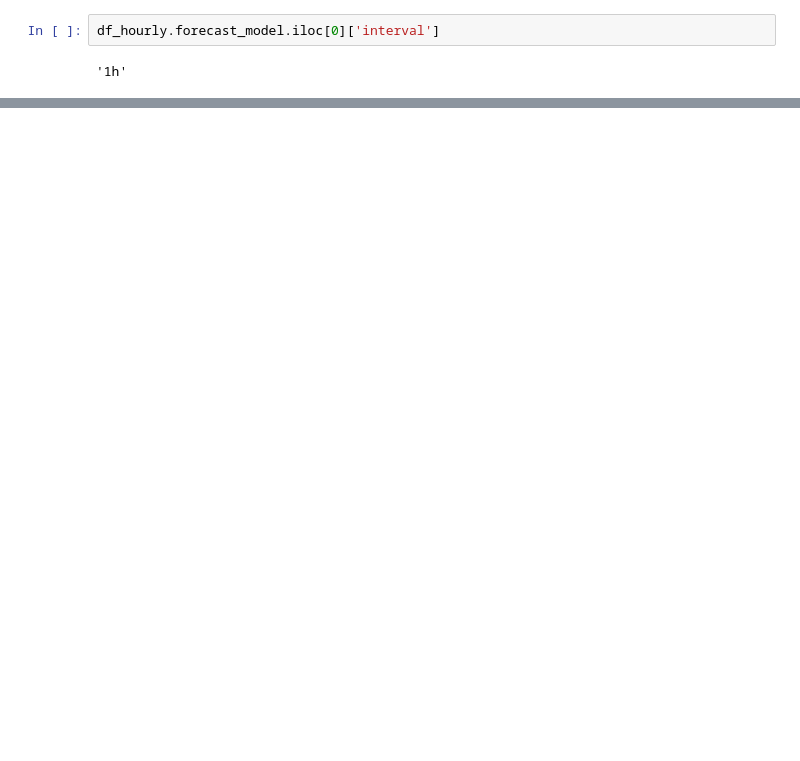
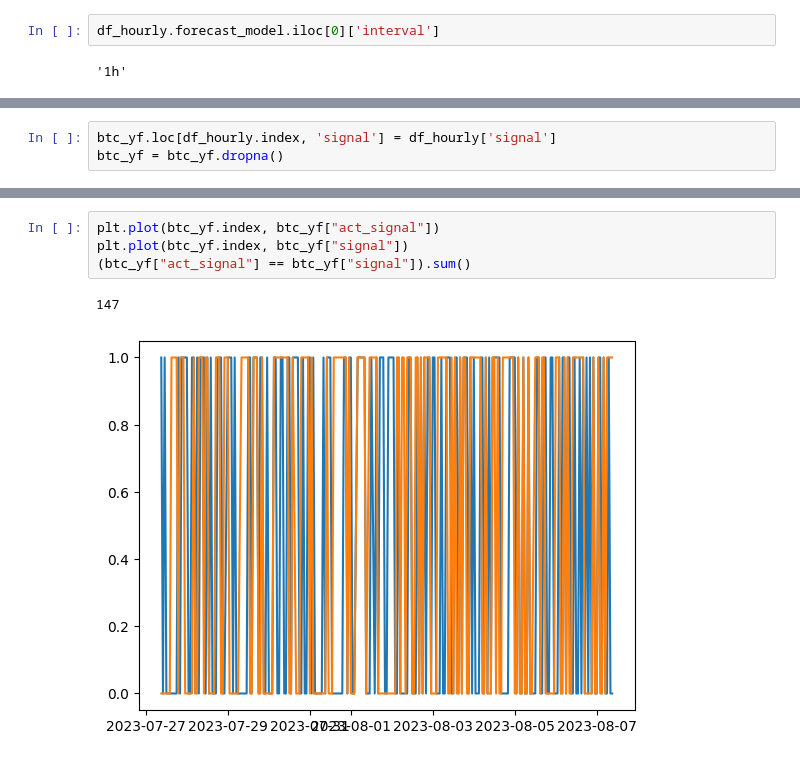
Before and after one commit to kozanakyel/KZ-Engine-Financial-AI-Assistant, a Jupyter notebook: signal-analysis/signal-analysis-1.ipynb, the cells around one changed output, grey strips where cells are left out. Cells and saved outputs as stored; diff of their text form; blank space fills up the shorter version.

Commit message:
edited signal analysis

```diff
--- a/signal-analysis/signal-analysis-1.ipynb
+++ b/signal-analysis/signal-analysis-1.ipynb
@@ -47,0 +71,3 @@ plt.plot(btc_yf.index, btc_yf["act_signal"])
+# %%
+btc_yf.loc[df_hourly.index, 'signal'] = df_hourly['signal']
+btc_yf = btc_yf.dropna()
@@ -47,0 +91,7 @@ plt.plot(btc_yf.index, btc_yf["act_signal"])
+# %%
+plt.plot(btc_yf.index, btc_yf["act_signal"])
+plt.plot(btc_yf.index, btc_yf["signal"])
+(btc_yf["act_signal"] == btc_yf["signal"]).sum()
+# %% [output]
+147
+[figure, added]
```
Also changed, not shown: parts of 6 cells of this notebook.
